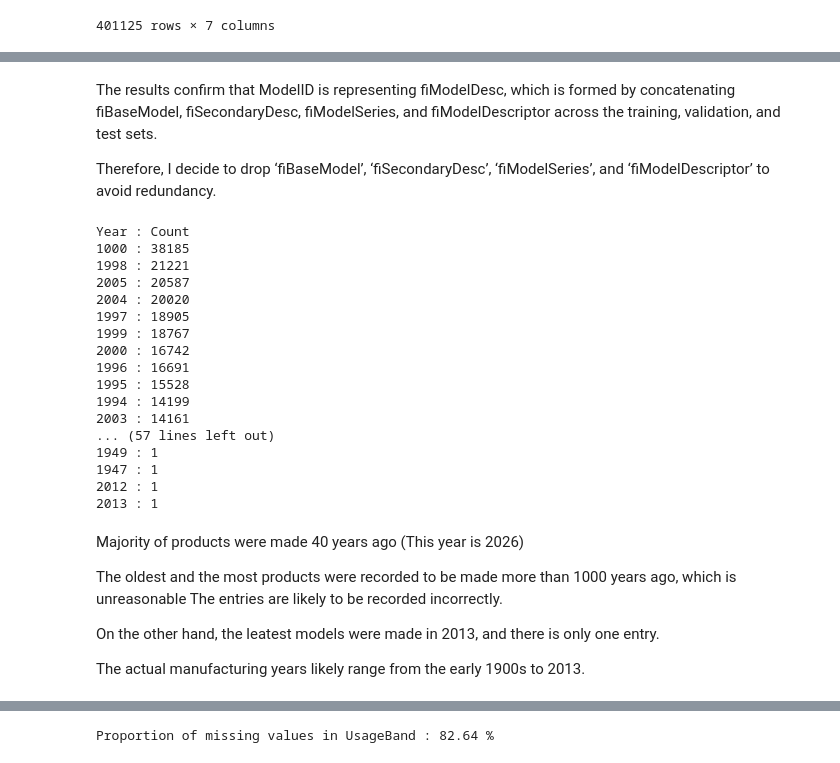
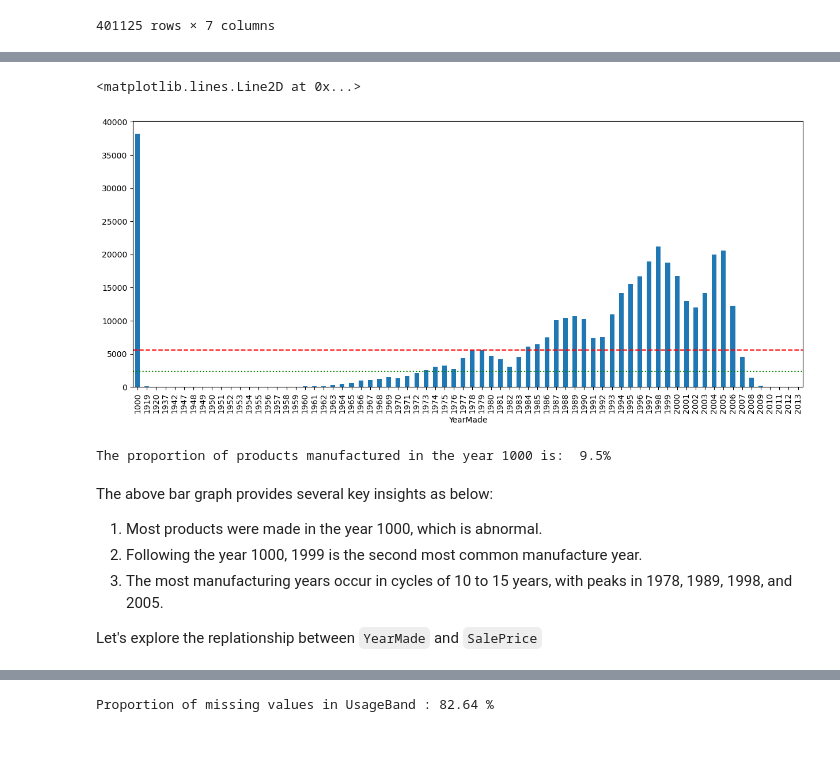
Before and after one commit to Eleanor-git/Regression_Bulldozer, a Jupyter notebook: Bulldozer_price_regression.ipynb, the cells around one changed output, grey strips where cells are left out. Saved outputs shown, nothing was run; the diff lists cells and outputs as text; code cells hidden in the pictures.

```diff
--- a/Bulldozer_price_regression.ipynb
+++ b/Bulldozer_price_regression.ipynb
@@ -217,34 +155,25 @@ valid_df[['ModelID', 'fiModelDesc', 'fiBaseModel', 'fiSecondaryDesc', 'fiModelSe
-# %% [markdown]
-The results confirm that ModelID is representing fiModelDesc, which is formed by concatenating fiBaseModel, fiSecondaryDesc, fiModelSeries, and fiModelDescriptor across the training, validation, and test sets.
-
-Therefore, I decide to drop ‘fiBaseModel’, ‘fiSecondaryDesc’, ‘fiModelSeries’, and ‘fiModelDescriptor’ to avoid redundancy.
-# %%
-print("Year : Count")
-for year, count in zip(train_df['YearMade'].value_counts().keys(), train_df['YearMade'].value_counts()):
-    print(f"{year} : {count}")
-# %% [output]
-Year : Count
-1000 : 38185
-1998 : 21221
-2005 : 20587
-2004 : 20020
-1997 : 18905
-1999 : 18767
-2000 : 16742
-1996 : 16691
-1995 : 15528
-1994 : 14199
-2003 : 14161
-... (57 lines left out)
-1949 : 1
-1947 : 1
-2012 : 1
-2013 : 1
+# %%
+# Checking yearMade
+
+fig = plt.figure(figsize = (15, 6))
+fig = train_df['YearMade'].value_counts().sort_index().plot.bar()
+plt.axhline(np.mean(train_df['YearMade'].value_counts()),
+           linestyle = '--',
+           c = 'red')
+plt.axhline(np.median(train_df['YearMade'].value_counts()),
+           linestyle = ':',
+           c = 'green')
+# %% [output]
+<matplotlib.lines.Line2D at 0x...>
+[figure, added]
+# %%
+print(f"The proportion of products manufactured in the year 1000 is:  {train_df[train_df['YearMade'] == 1000].shape[0] /  train_df['YearMade'].shape[0] * 100:.2}%")
+# %% [output]
+The proportion of products manufactured in the year 1000 is:  9.5%
 # %% [markdown]
-Majority of products were made 40 years ago (This year is 2026)
+The above bar graph provides several key insights as below:
+1. Most products were made in the year 1000, which is abnormal.
+2. Following the year 1000, 1999 is the second most common manufacture year.
+3. The most manufacturing years occur in cycles of 10 to 15 years, with peaks in 1978, 1989, 1998, and 2005.
 
-The oldest and the most products were recorded to be made more than 1000 years ago, which is unreasonable The entries are likely to be recorded incorrectly.
-
-On the other hand, the leatest models were made in 2013, and there is only one entry.
-
-The actual manufacturing years likely range from the early 1900s to 2013.
+Let's explore the replationship between `YearMade` and `SalePrice`
```
Also changed, not shown: parts of 38 cells of this notebook, 2 other files.
